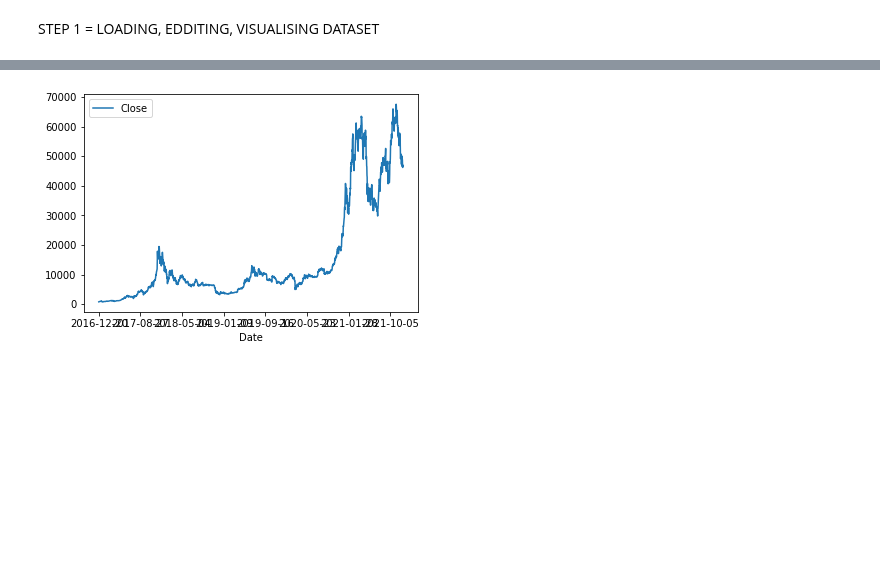
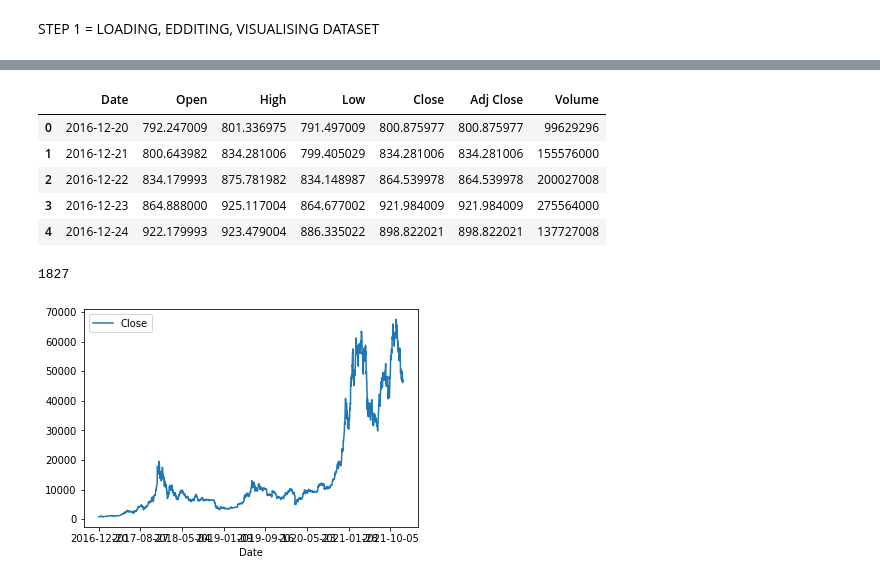
Before and after one commit to vielato/Machine-Learning, a Jupyter notebook: ML_Models.ipynb, the cells around one changed output, grey strips where cells are left out. Drawn from its saved outputs; the diff is of its cells as text; code cells hidden in the pictures; blank space fills up the shorter version.

```diff
--- a/ML_Models.ipynb
+++ b/ML_Models.ipynb
@@ -47 +49,19 @@ dtype: int64
+# %%
+#Visualising Dataset
+data.head()
+# %% [output]
+|  | Date | Open | High | Low | Close | Adj Close | Volume |
+| 0 | 2016-12-20 | 792.247009 | 801.336975 | 791.497009 | 800.875977 | 800.875977 | 99629296 |
+| 1 | 2016-12-21 | 800.643982 | 834.281006 | 799.405029 | 834.281006 | 834.281006 | 155576000 |
+| 2 | 2016-12-22 | 834.179993 | 875.781982 | 834.148987 | 864.539978 | 864.539978 | 200027008 |
+| 3 | 2016-12-23 | 864.888000 | 925.117004 | 864.677002 | 921.984009 | 921.984009 | 275564000 |
+| 4 | 2016-12-24 | 922.179993 | 923.479004 | 886.335022 | 898.822021 | 898.822021 | 137727008 |
+# %%
+count=0
+for i in range(data.shape[0]):
+  if(data['Adj Close'][i]==data['Close'][i]):
+    count+=1
+print(count)
+# %% [output]
+1827
 # %%
```
Also changed, not shown: parts of 10 cells of this notebook, 1 other file.
